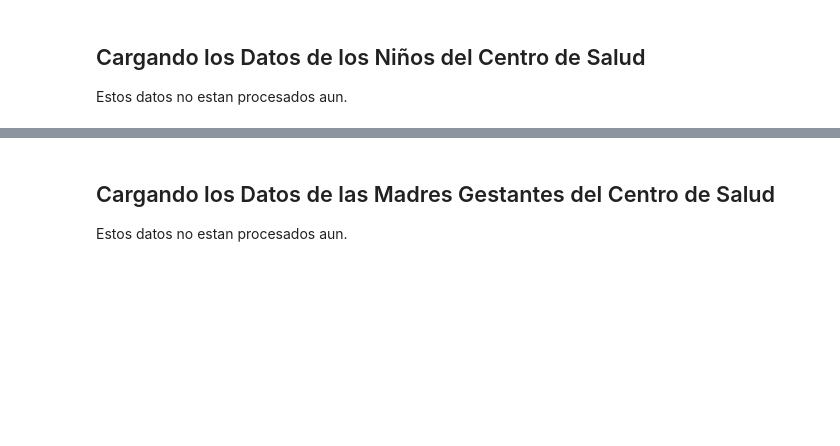
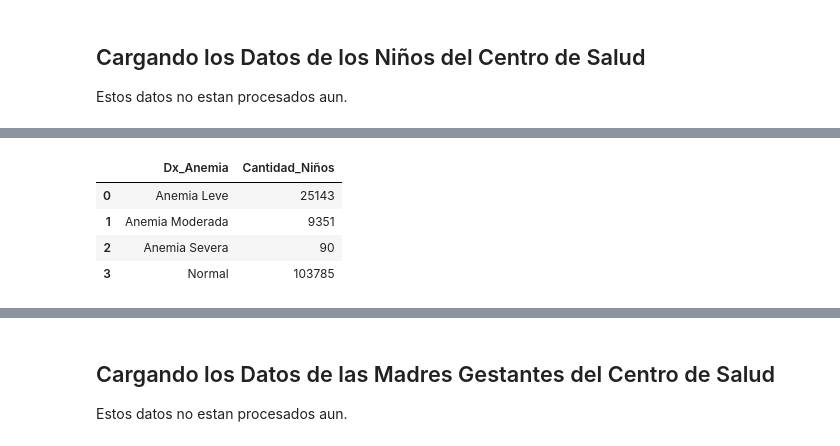
Before and after one commit to ErikssonLlamocca/ProyecBootcampPy, a Jupyter notebook: Proyec1/dataAnemia.ipynb, the cells around one changed output, grey strips where cells are left out. Cells and saved outputs as stored; diff of their text form; code cells hidden in the pictures; blank space fills up the shorter version.

```diff
--- a/Proyec1/dataAnemia.ipynb
+++ b/Proyec1/dataAnemia.ipynb
@@ -57,2 +84,11 @@ plt.show()
 # %%
-ddf1= dfnt.groupby('Dx_Anemia')['EdadMeses'].count()
+ddf1= dfnt.groupby('Dx_Anemia')['Cantidad_Niños'].count()
+fd= pd.DataFrame(ddf1)
+fd= fd.reset_index()
+fd
+# %% [output]
+|  | Dx_Anemia | Cantidad_Niños |
+| 0 | Anemia Leve | 25143 |
+| 1 | Anemia Moderada | 9351 |
+| 2 | Anemia Severa | 90 |
+| 3 | Normal | 103785 |
```
Also changed, not shown: parts of 28 cells of this notebook.
